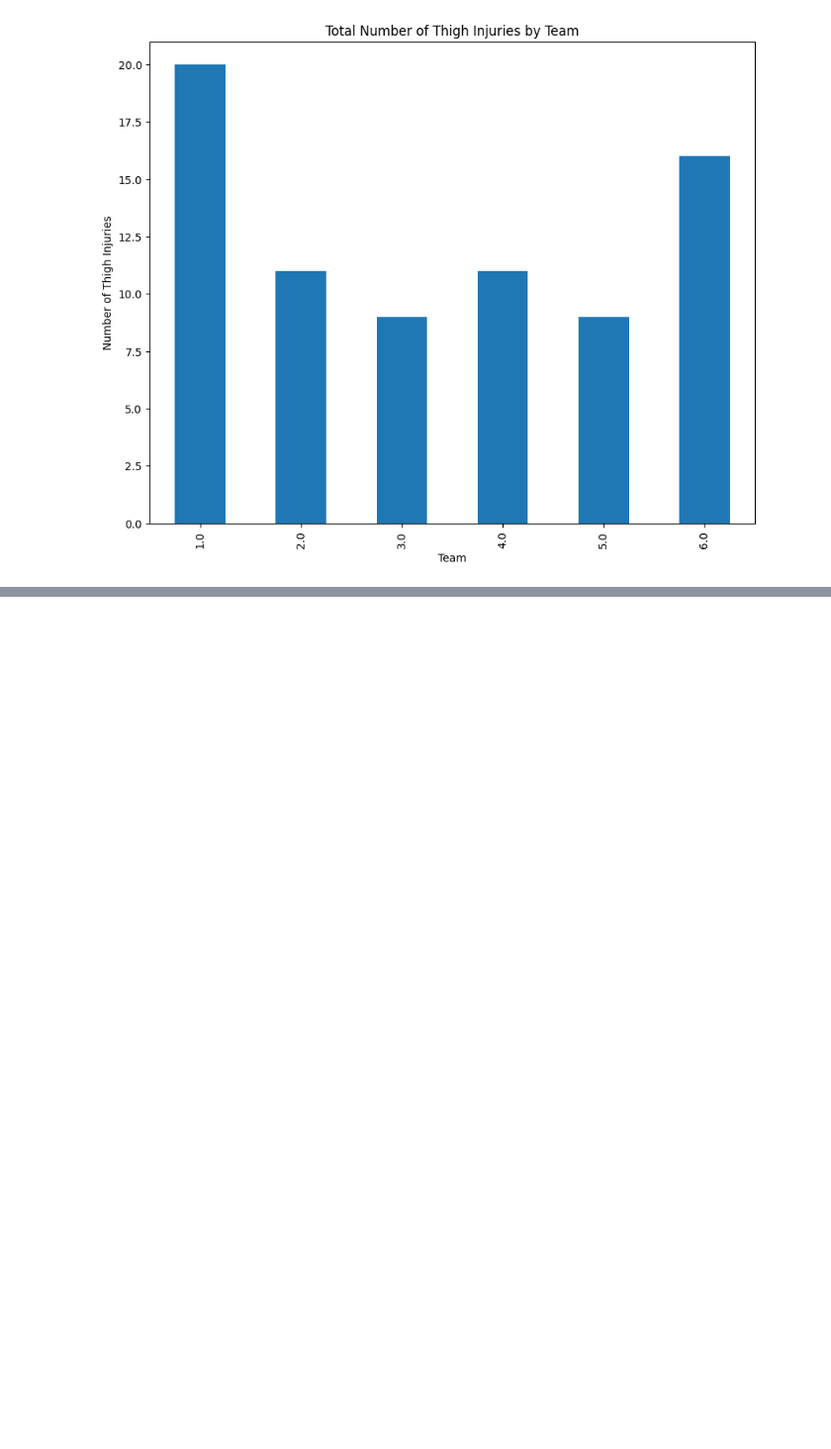
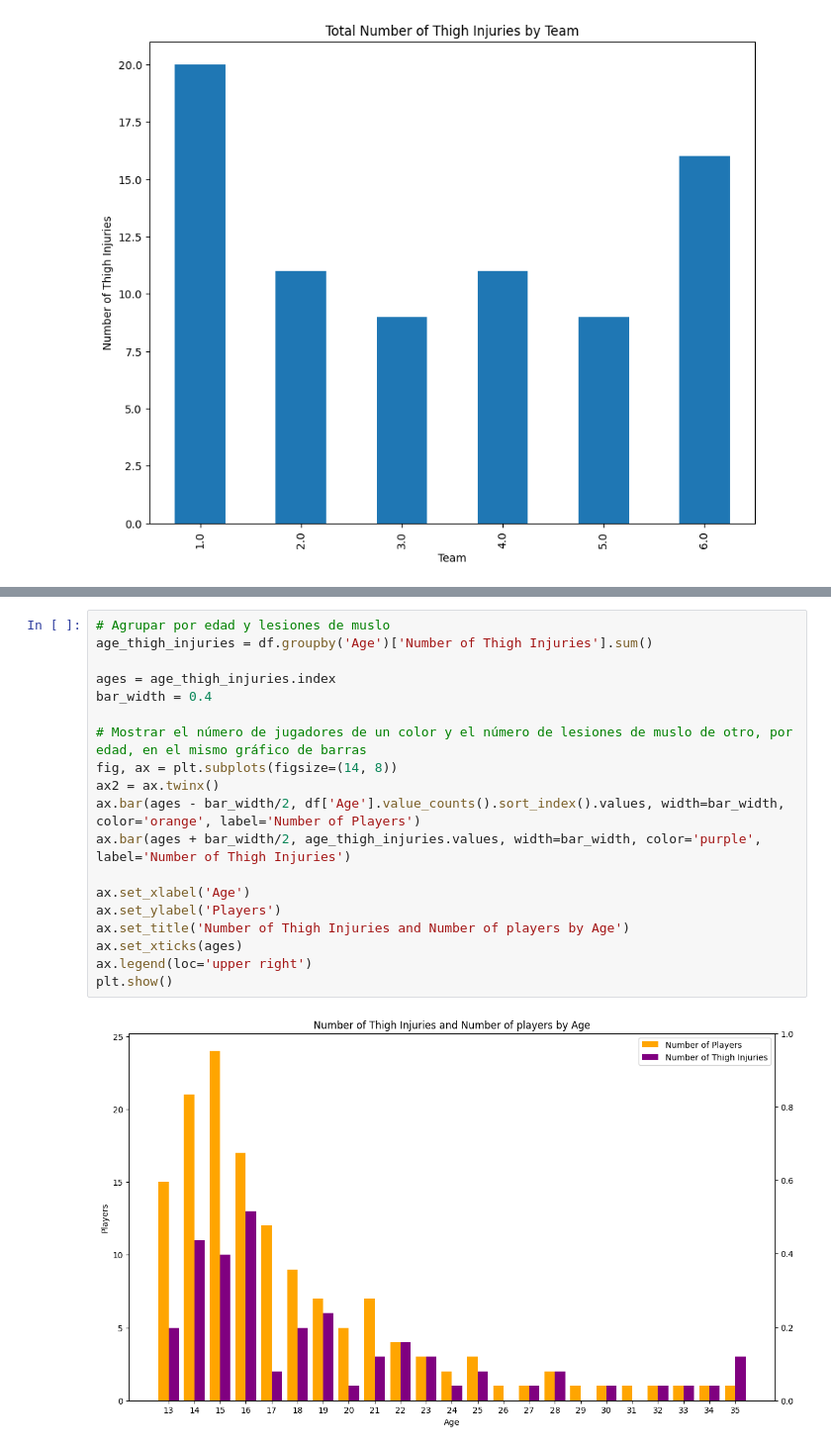
Before and after one commit to Luisbp27/unibo, a Jupyter notebook: Stattistica/stattistica.ipynb, the cells around one changed output, grey strips where cells are left out. Shown at 99% size. Drawn from its saved outputs; the diff is of its cells as text; blank space fills up the shorter version.

```diff
--- a/Stattistica/stattistica.ipynb
+++ b/Stattistica/stattistica.ipynb
@@ -339,0 +350,21 @@ plt.show()
+# %%
+# Agrupar por edad y lesiones de muslo
+age_thigh_injuries = df.groupby('Age')['Number of Thigh Injuries'].sum()
+
+ages = age_thigh_injuries.index
+bar_width = 0.4
+
+# Mostrar el número de jugadores de un color y el número de lesiones de muslo de otro, por edad, en el mismo gráfico de barras
+fig, ax = plt.subplots(figsize=(14, 8))
+ax2 = ax.twinx()
+ax.bar(ages - bar_width/2, df['Age'].value_counts().sort_index().values, width=bar_width, color='orange', label='Number of Players')
+ax.bar(ages + bar_width/2, age_thigh_injuries.values, width=bar_width, color='purple', label='Number of Thigh Injuries')
+
+ax.set_xlabel('Age')
+ax.set_ylabel('Players')
+ax.set_title('Number of Thigh Injuries and Number of players by Age')
+ax.set_xticks(ages)
+ax.legend(loc='upper right')
+plt.show()
+# %% [output]
+[figure, added]
```
Also changed, not shown: parts of 1 cell of this notebook.
